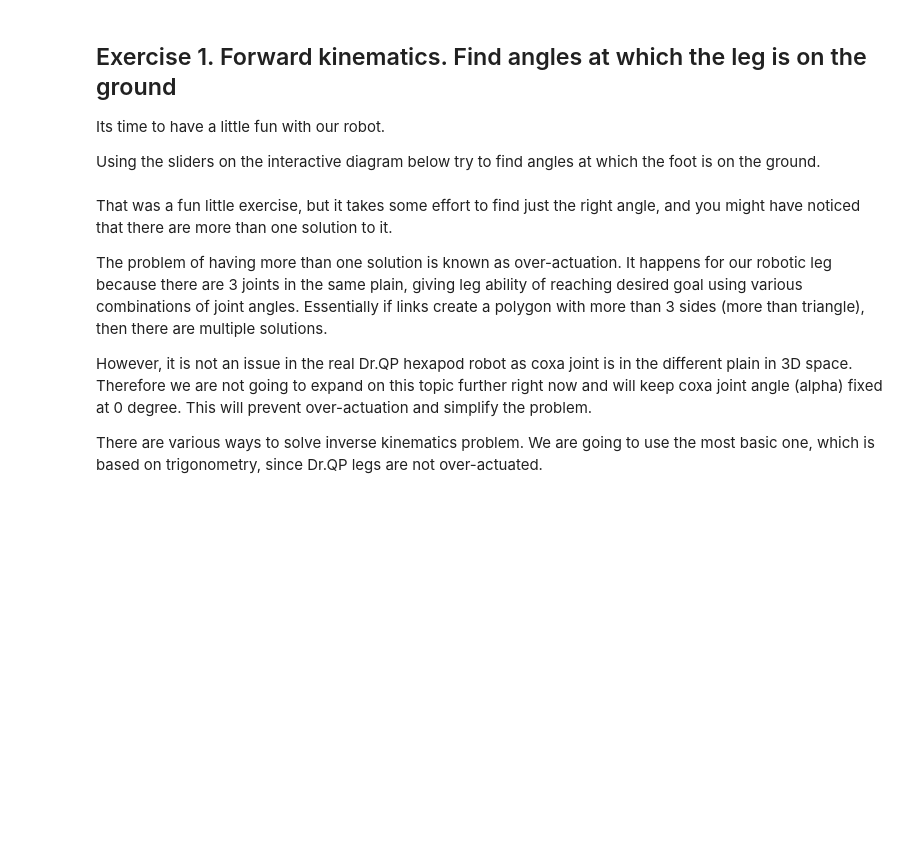
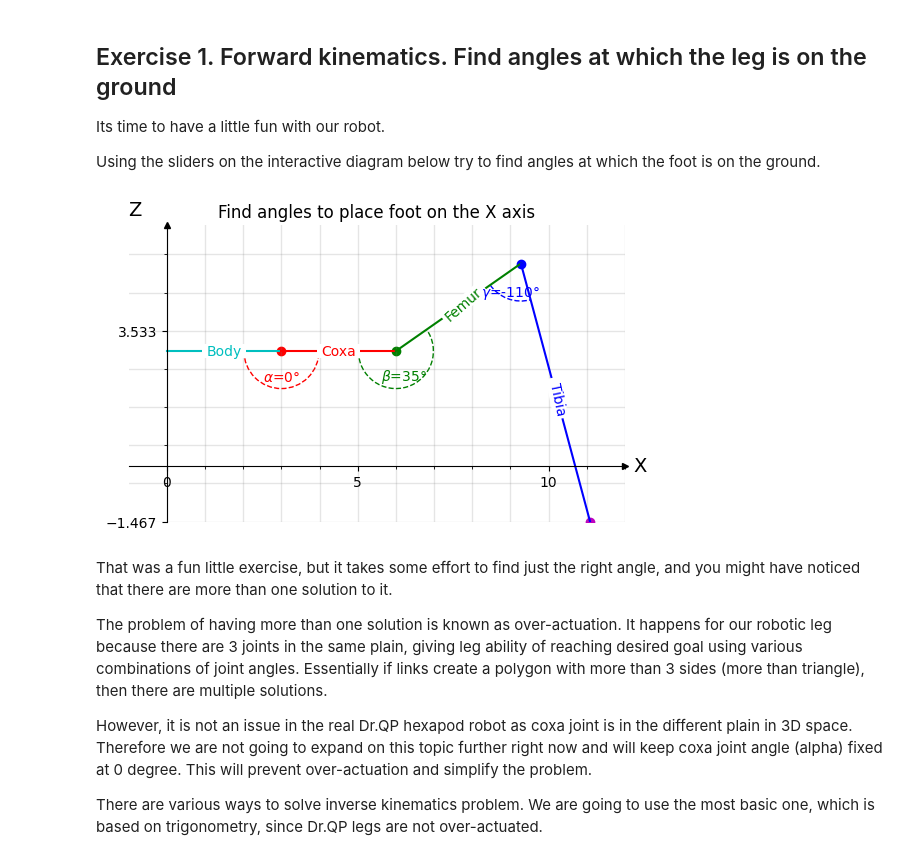
Before and after one commit to Dr-QP/Dr.QP, a Jupyter notebook: packages/runtime/drqp_brain/notebooks/getting_started_with_robot_ik.ipynb, the cells around one changed output. Drawn from its saved outputs; the diff is of its cells as text; code cells hidden in the pictures; blank space fills up the shorter version.

Commit message:
migrate all to new model fixed update foot is drawn now
known issues: angles arcs are not drawn to correct line

```diff
--- a/packages/runtime/drqp_brain/notebooks/getting_started_with_robot_ik.ipynb
+++ b/packages/runtime/drqp_brain/notebooks/getting_started_with_robot_ik.ipynb
@@ -122,35 +126,37 @@ Using the sliders on the interactive diagram below try to find angles at which t
 # %%
 
 from plotting import plot_leg_update_lines
 from ipywidgets import interact
 import matplotlib
 
 
 # To switch to interactive mode:
 #  1. Set is_interactive to True
 #  2. Restart kernel and run all the cells above
 # DO NOT RUN THE CELLS BELOW, matplotlib's widget backend has to be the last magic executed to use interactive backend
 is_interactive = False
 
 matplotlib.use('widget' if is_interactive else 'inline')
 
-start=Point(0, 3)
+start_z=3
 alpha=0
 beta=35
 gamma=-110
-model = forward_kinematics(coxa_length, femur_length, tibia_length, alpha, beta, gamma, start=start)
+model = forward_kinematics(coxa_length, femur_length, tibia_length, alpha, beta, gamma, start_z=start_z)
 fig, _, lines, joints = plot_leg_with_points(model, 'Find angles to place foot on the X axis', no_joint_labels=is_interactive, no_link_labels=is_interactive)
 
 def update(alpha=alpha, beta=beta, gamma=gamma):
-    model = forward_kinematics(coxa_length, femur_length, tibia_length, alpha, beta, gamma, start=start)
+    model = forward_kinematics(coxa_length, femur_length, tibia_length, alpha, beta, gamma, start_z=start_z)
     plot_leg_update_lines(model, lines, joints)
     fig.canvas.draw_idle()
 
 if is_interactive:
     interact(update,
       alpha=(-180, 180, 0.1),
       beta=(-180, 180, 0.1),
       gamma=(-180, 180, 0.1))
+# %% [output]
+[figure, added]
 # %%
 if is_interactive:
     raise Exception("Stopping here to avoid breaking interactive mode. Set is_interactive to False in the cell above and execute it and all below.")
```
Also changed, not shown: parts of 4 cells of this notebook, 1 other file.
